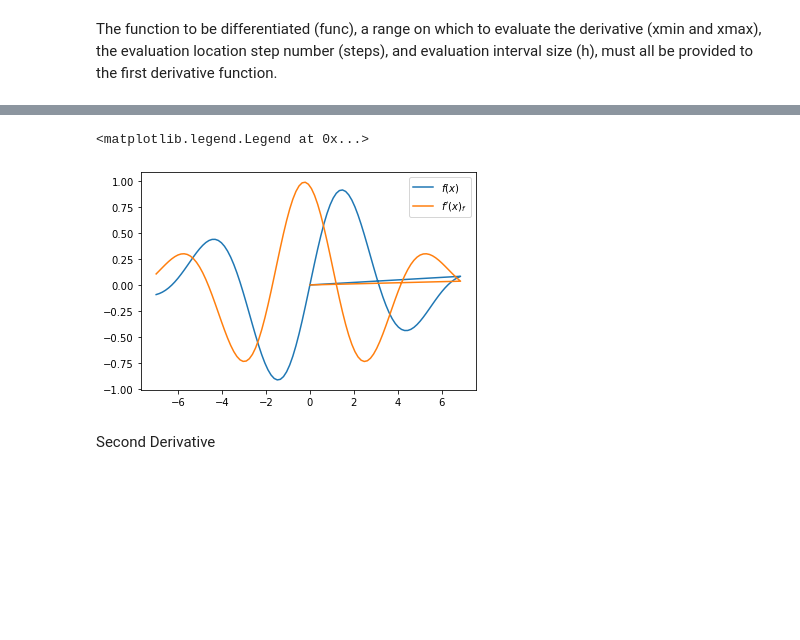
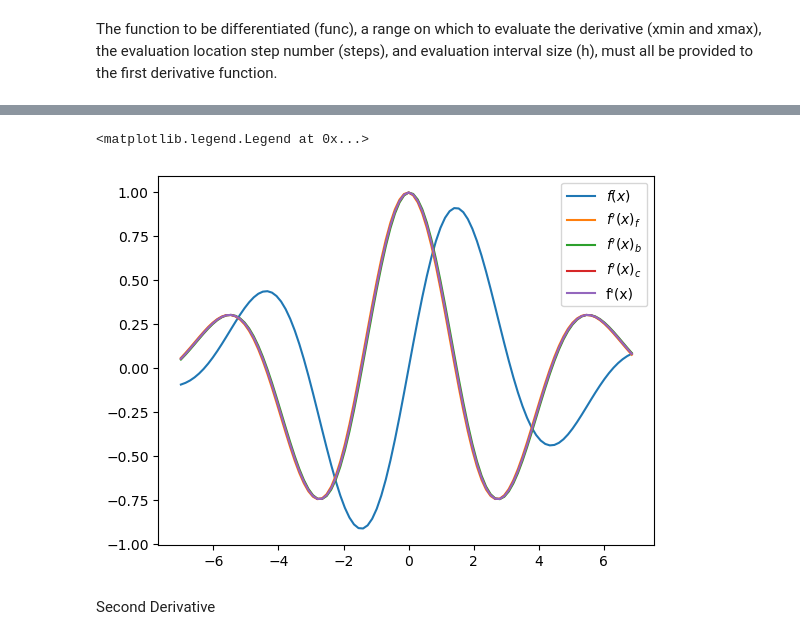
Before and after one commit to gregoryKaiser/cppython, a Jupyter notebook: Homework 1 - Numerical Derivatives.ipynb, the cells around one changed output, grey strips where cells are left out. Saved outputs shown, nothing was run; the diff lists cells and outputs as text; code cells hidden in the pictures; blank space fills up the shorter version.

```diff
--- a/Homework 1 - Numerical Derivatives.ipynb
+++ b/Homework 1 - Numerical Derivatives.ipynb
@@ -73,6 +82,0 @@ plt.legend(["$f(x)$","$f'(x)_f$","$f'(x)_b$","$f'(x)_c$"])
-# %%
-plt.plot(xvals,orig)
-plt.plot(xvals,deriv)
-# %% [output]
-<matplotlib.legend.Legend at 0x...>
-[figure, removed]
@@ -152,3 +83,21 @@ plt.legend(["$f(x)$","$f'(x)_f$; $h=0.05$","$f'(x)_f$; $h=0.5$"])
+# %%
+xmin = -7
+xmax = 7
+h = 0.05
+steps = 100
+xvals, orig, deriv = derivative(f,xmin,xmax,h,steps,"forward")
+plt.plot(xvals,orig)
+plt.plot(xvals,deriv)
+xvals, orig, deriv = derivative(f,xmin,xmax,h,steps,"backward")
+plt.plot(xvals,deriv)
+xvals, orig, deriv = derivative(f,xmin,xmax,h,steps,"central")
+plt.plot(xvals,deriv)
+
+plt.plot(xvals,dfdx(xvals))
+plt.legend(["$f(x)$","$f'(x)_f$","$f'(x)_b$","$f'(x)_c$","f'(x)"])
+# %% [output]
+<matplotlib.legend.Legend at 0x...>
+[figure, added]
 # %% [markdown]
 Second Derivative
 # %%
```
Also changed, not shown: parts of 10 cells of this notebook.
